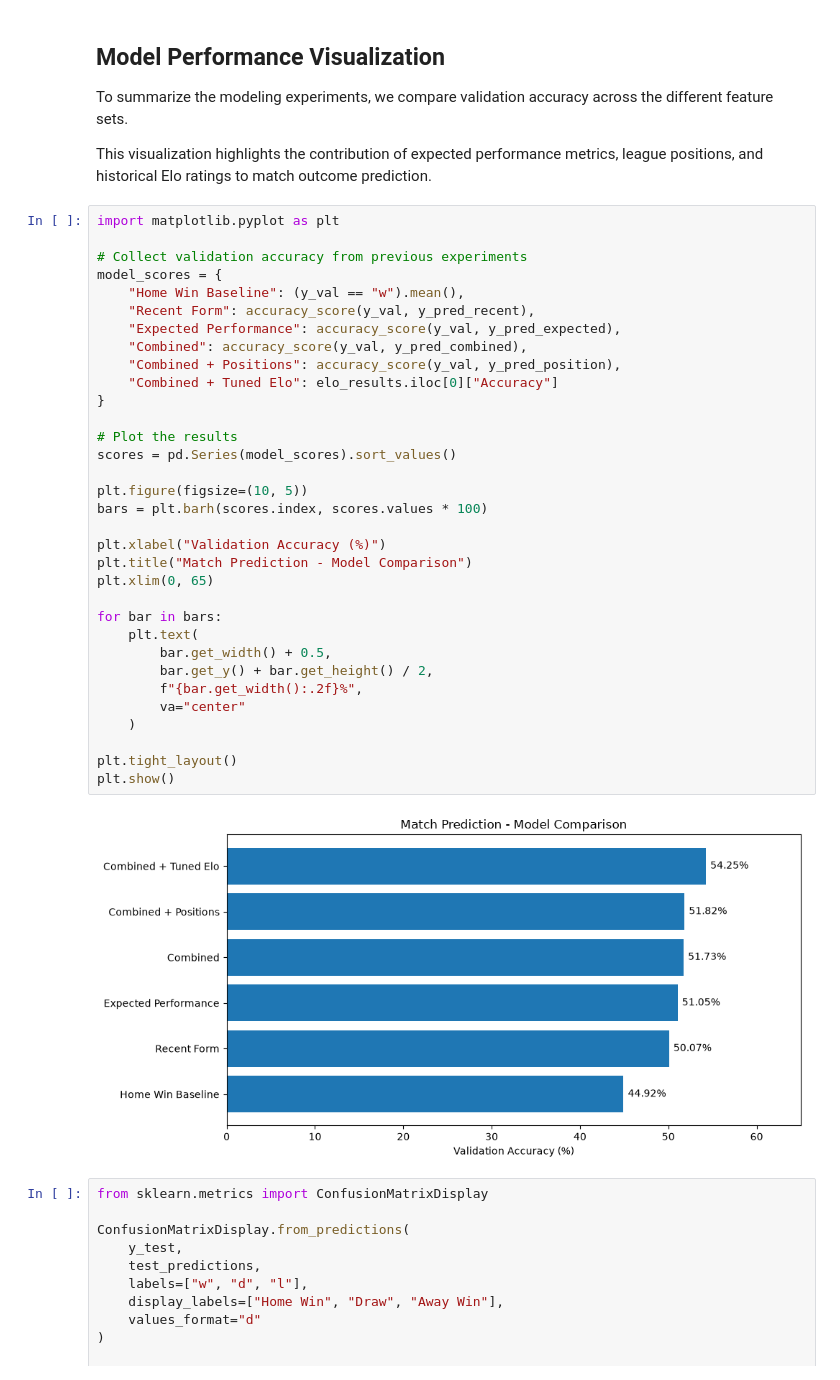
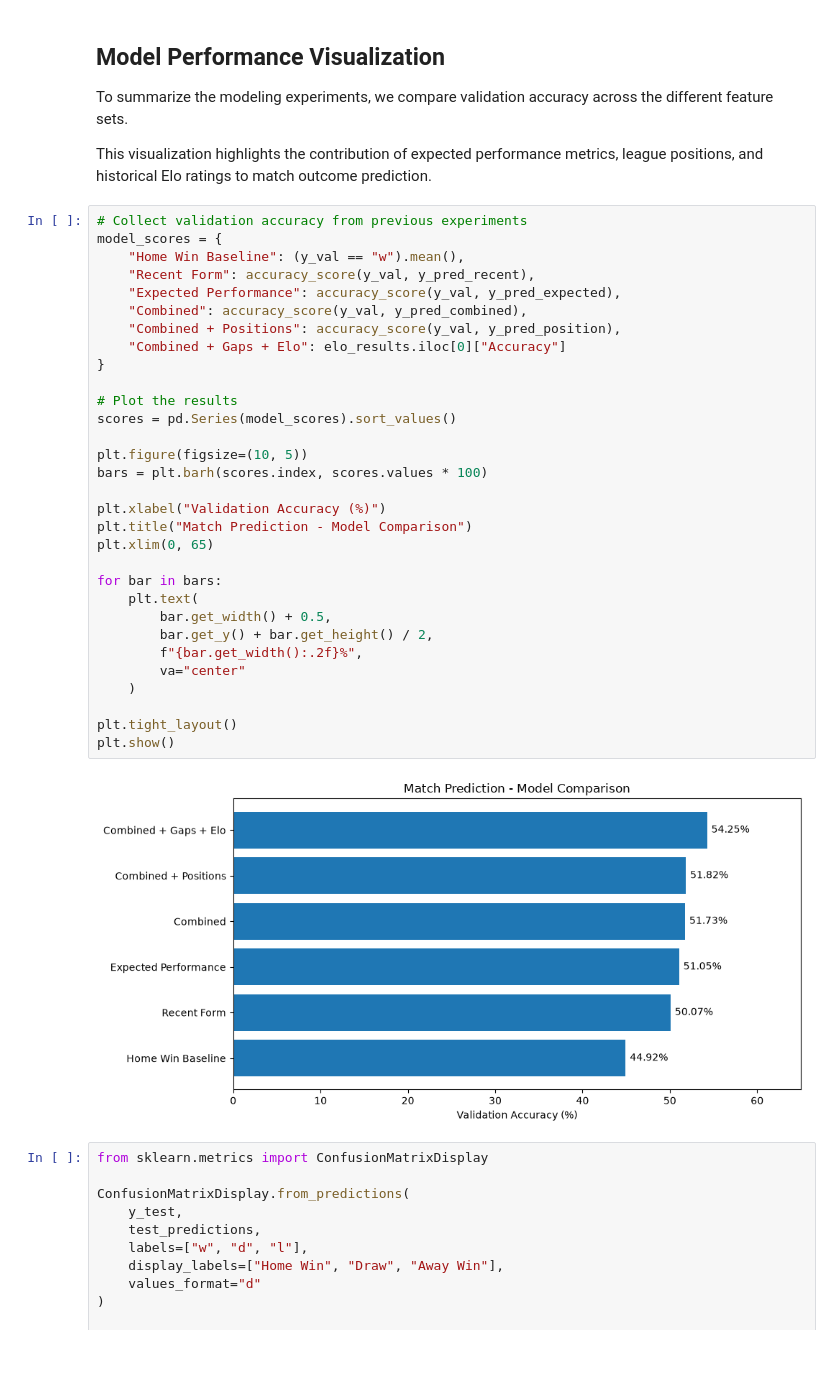
Before and after one commit to b170om/football-xg-analysis, a Jupyter notebook: notebooks/football_analysis.ipynb, the cells around one changed output. Drawn from its saved outputs; the diff is of its cells as text.

```diff
--- a/notebooks/football_analysis.ipynb
+++ b/notebooks/football_analysis.ipynb
@@ -1210,40 +1355,38 @@ To summarize the modeling experiments, we compare validation accuracy across the
 
 This visualization highlights the contribution of expected performance metrics, league positions, and historical Elo ratings to match outcome prediction.
 # %%
-import matplotlib.pyplot as plt
-
 # Collect validation accuracy from previous experiments
 model_scores = {
     "Home Win Baseline": (y_val == "w").mean(),
     "Recent Form": accuracy_score(y_val, y_pred_recent),
     "Expected Performance": accuracy_score(y_val, y_pred_expected),
     "Combined": accuracy_score(y_val, y_pred_combined),
     "Combined + Positions": accuracy_score(y_val, y_pred_position),
-    "Combined + Tuned Elo": elo_results.iloc[0]["Accuracy"]
+    "Combined + Gaps + Elo": elo_results.iloc[0]["Accuracy"]
 }
 
 # Plot the results
 scores = pd.Series(model_scores).sort_values()
 
 plt.figure(figsize=(10, 5))
 bars = plt.barh(scores.index, scores.values * 100)
 
 plt.xlabel("Validation Accuracy (%)")
 plt.title("Match Prediction - Model Comparison")
 plt.xlim(0, 65)
 
 for bar in bars:
     plt.text(
         bar.get_width() + 0.5,
         bar.get_y() + bar.get_height() / 2,
         f"{bar.get_width():.2f}%",
         va="center"
     )
 
 plt.tight_layout()
 plt.show()
 # %% [output]
-[figure, old version]
+[figure, new version]
 # %%
 from sklearn.metrics import ConfusionMatrixDisplay
 
```
Also changed, not shown: parts of 14 cells of this notebook, 2 other files.
